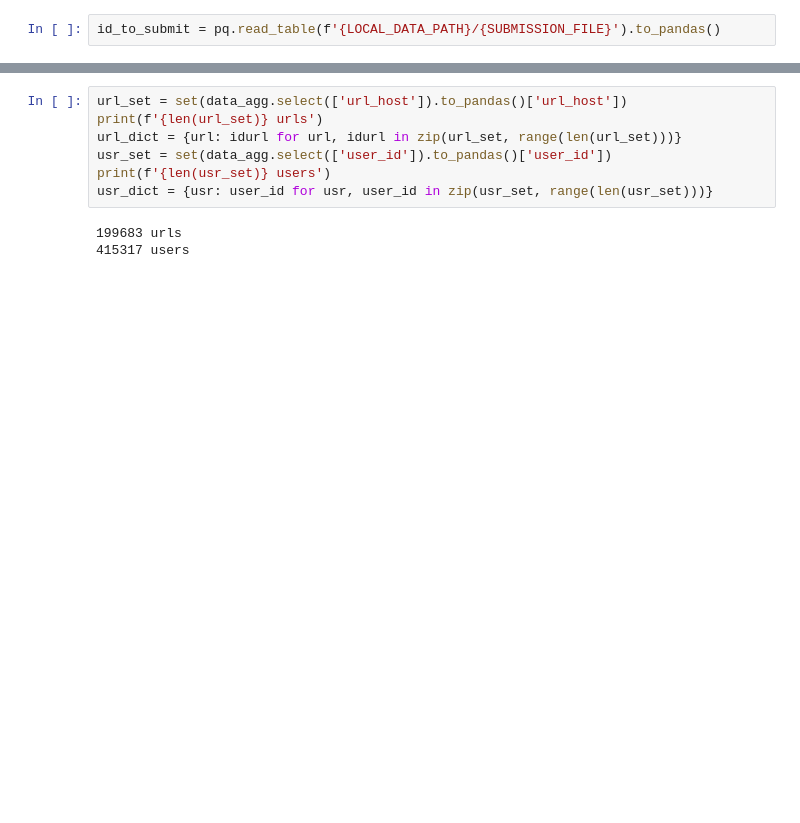
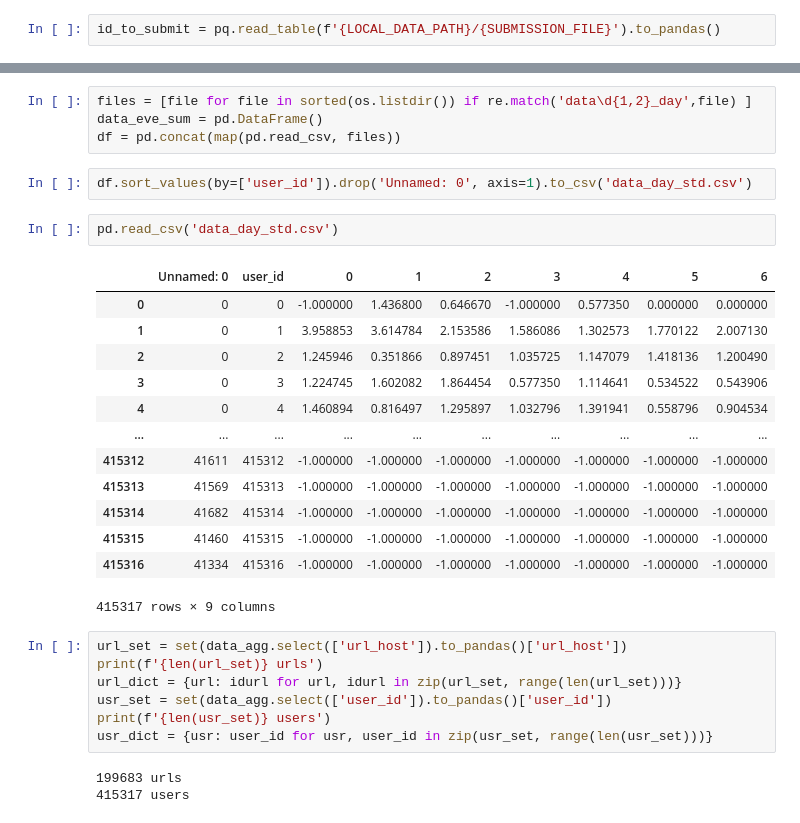
Before and after one commit to dejavuapt/mtsmlcup_recsys, a Jupyter notebook: Context_Baseline_Public.ipynb, the cells around one changed output, grey strips where cells are left out. Drawn from its saved outputs; the diff is of its cells as text; blank space fills up the shorter version.

```diff
--- a/Context_Baseline_Public.ipynb
+++ b/Context_Baseline_Public.ipynb
@@ -75,3 +88,25 @@ Wall time: 1min 48s
+# %%
+files = [file for file in sorted(os.listdir()) if re.match('data\d{1,2}_day',file) ]
+data_eve_sum = pd.DataFrame()
+df = pd.concat(map(pd.read_csv, files))
+# %%
+df.sort_values(by=['user_id']).drop('Unnamed: 0', axis=1).to_csv('data_day_std.csv')
+# %%
+pd.read_csv('data_day_std.csv')
+# %% [output]
+|  | Unnamed: 0 | user_id | 0 | 1 | 2 | 3 | 4 | 5 | 6 |
+| 0 | 0 | 0 | -1.000000 | 1.436800 | 0.646670 | -1.000000 | 0.577350 | 0.000000 | 0.000000 |
+| 1 | 0 | 1 | 3.958853 | 3.614784 | 2.153586 | 1.586086 | 1.302573 | 1.770122 | 2.007130 |
+| 2 | 0 | 2 | 1.245946 | 0.351866 | 0.897451 | 1.035725 | 1.147079 | 1.418136 | 1.200490 |
+| 3 | 0 | 3 | 1.224745 | 1.602082 | 1.864454 | 0.577350 | 1.114641 | 0.534522 | 0.543906 |
+| 4 | 0 | 4 | 1.460894 | 0.816497 | 1.295897 | 1.032796 | 1.391941 | 0.558796 | 0.904534 |
+| ... | ... | ... | ... | ... | ... | ... | ... | ... | ... |
+| 415312 | 41611 | 415312 | -1.000000 | -1.000000 | -1.000000 | -1.000000 | -1.000000 | -1.000000 | -1.000000 |
+| 415313 | 41569 | 415313 | -1.000000 | -1.000000 | -1.000000 | -1.000000 | -1.000000 | -1.000000 | -1.000000 |
+| 415314 | 41682 | 415314 | -1.000000 | -1.000000 | -1.000000 | -1.000000 | -1.000000 | -1.000000 | -1.000000 |
+| 415315 | 41460 | 415315 | -1.000000 | -1.000000 | -1.000000 | -1.000000 | -1.000000 | -1.000000 | -1.000000 |
+| 415316 | 41334 | 415316 | -1.000000 | -1.000000 | -1.000000 | -1.000000 | -1.000000 | -1.000000 | -1.000000 |
+415317 rows × 9 columns
 # %%
 url_set = set(data_agg.select(['url_host']).to_pandas()['url_host'])
 print(f'{len(url_set)} urls')
```
Also changed, not shown: parts of 53 cells of this notebook.
